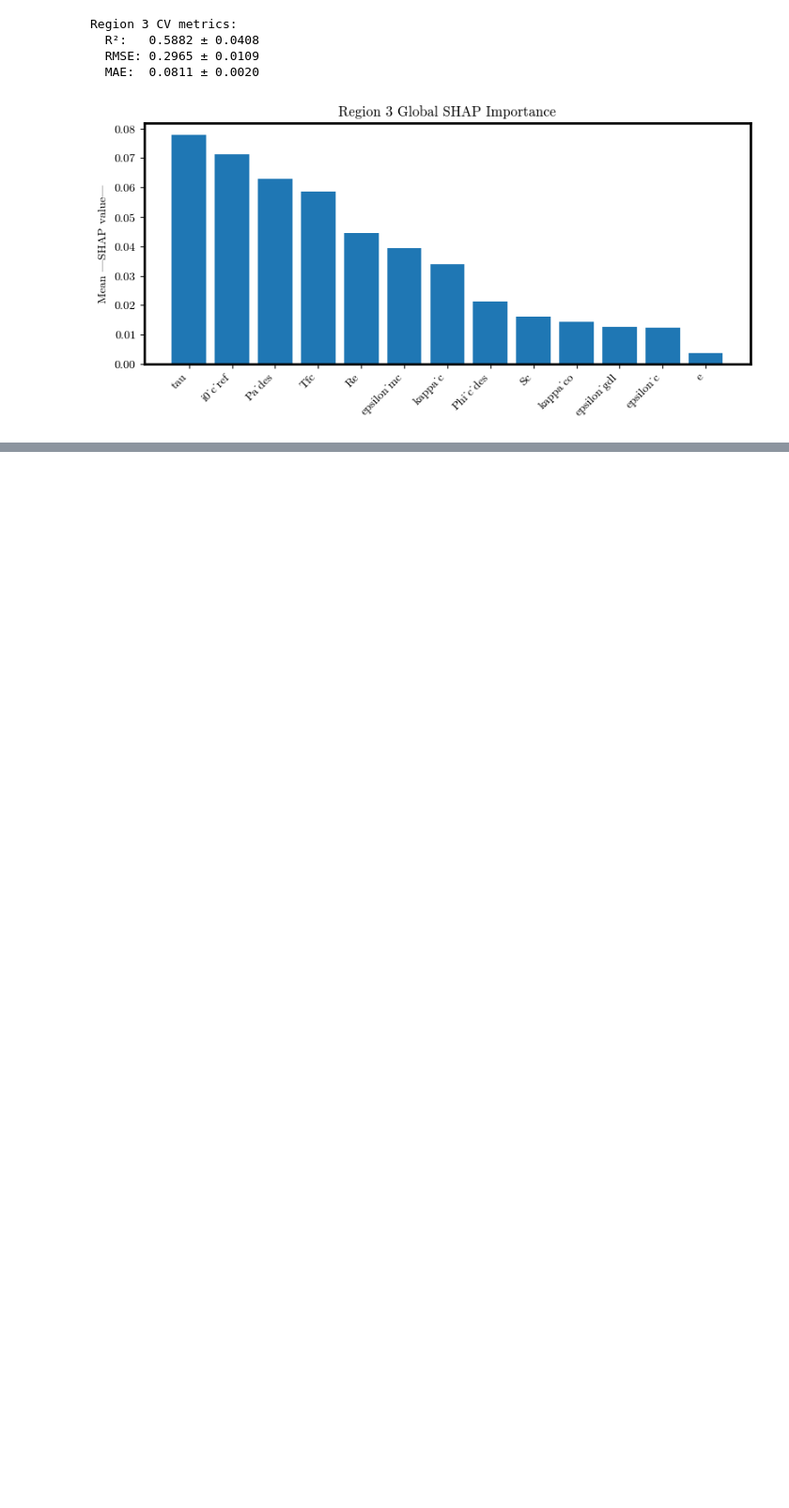
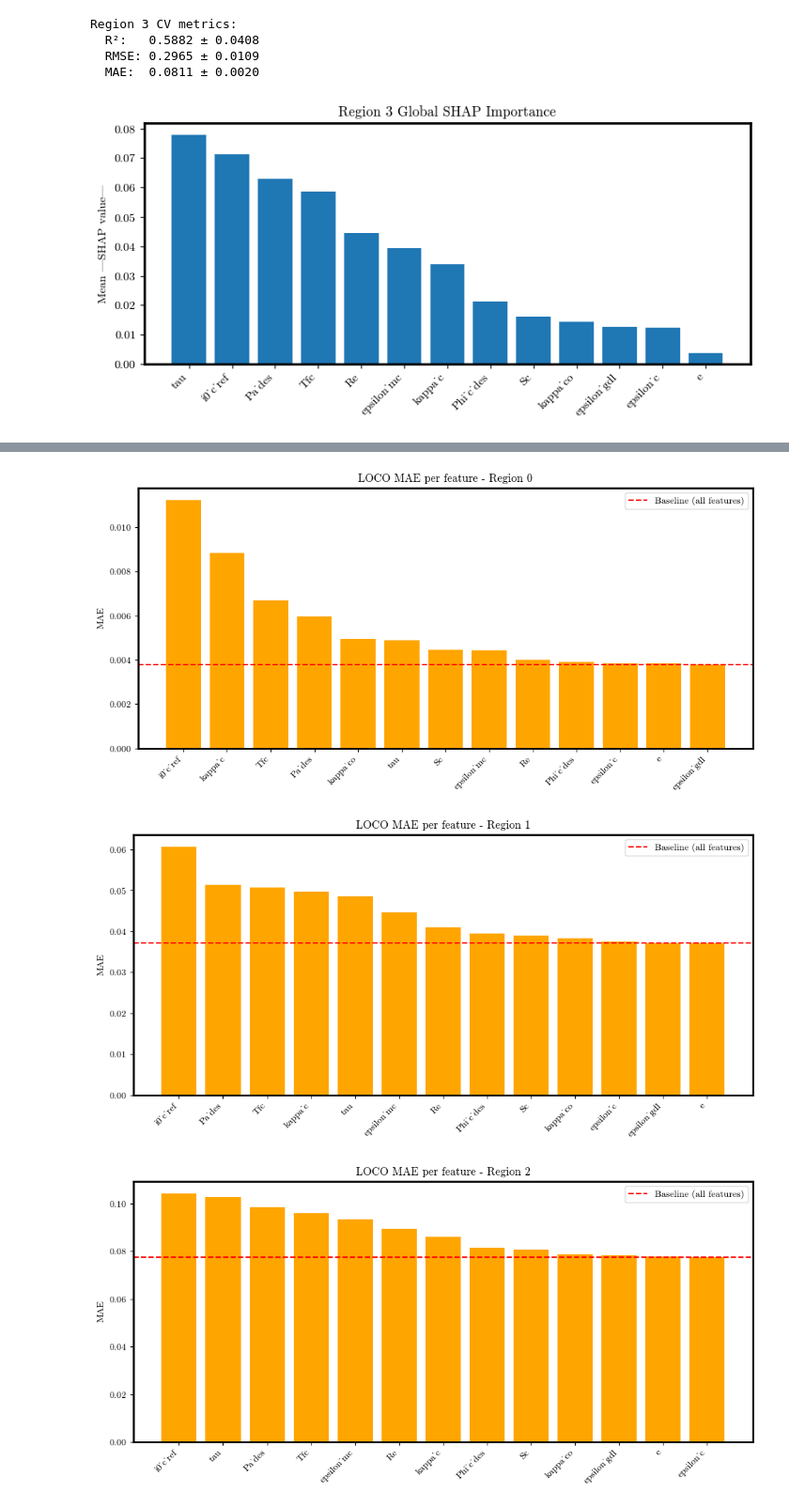
Before and after one commit to DejvisT/Sensitivity-Analysis-and-Surrogate-Modeling-of-PEM-Fuel-Cells, a Jupyter notebook: notebooks/09_Random Forest.ipynb, the cells around one changed output, grey strips where cells are left out. Shown at 94% size. Drawn from its saved outputs; the diff is of its cells as text; code cells hidden in the pictures; blank space fills up the shorter version.

Commit message:
Adding LOCO for RF

```diff
--- a/notebooks/09_Random Forest.ipynb
+++ b/notebooks/09_Random Forest.ipynb
@@ -692,0 +1031,24 @@ Region 3 CV metrics:
+# %%
+import matplotlib.pyplot as plt
+
+# Plot one plot for each region
+for region in range(3):
+    df_region = df_all[df_all['Region'] == region].sort_values('MAE', ascending=False)
+
+    plt.figure(figsize=(10, 5))
+    plt.bar(df_region['Feature'], df_region['MAE'], color='orange')
+
+    # Add baseline line: get first baseline from previous step
+    baseline_mse = df_region['MAE'].min()  # Optional: or store baseline separately
+    plt.axhline(baseline_mse, color='red', linestyle='--', label='Baseline (all features)')
+
+    plt.xticks(rotation=45, ha='right')
+    plt.title(f"LOCO MAE per feature - Region {region}")
+    plt.ylabel('MAE')
+    plt.legend()
+    plt.tight_layout()
+    plt.show()
+# %% [output]
+[figure, added]
+[figure, added]
+[figure, added]
```
Also changed, not shown: parts of 6 cells of this notebook.
